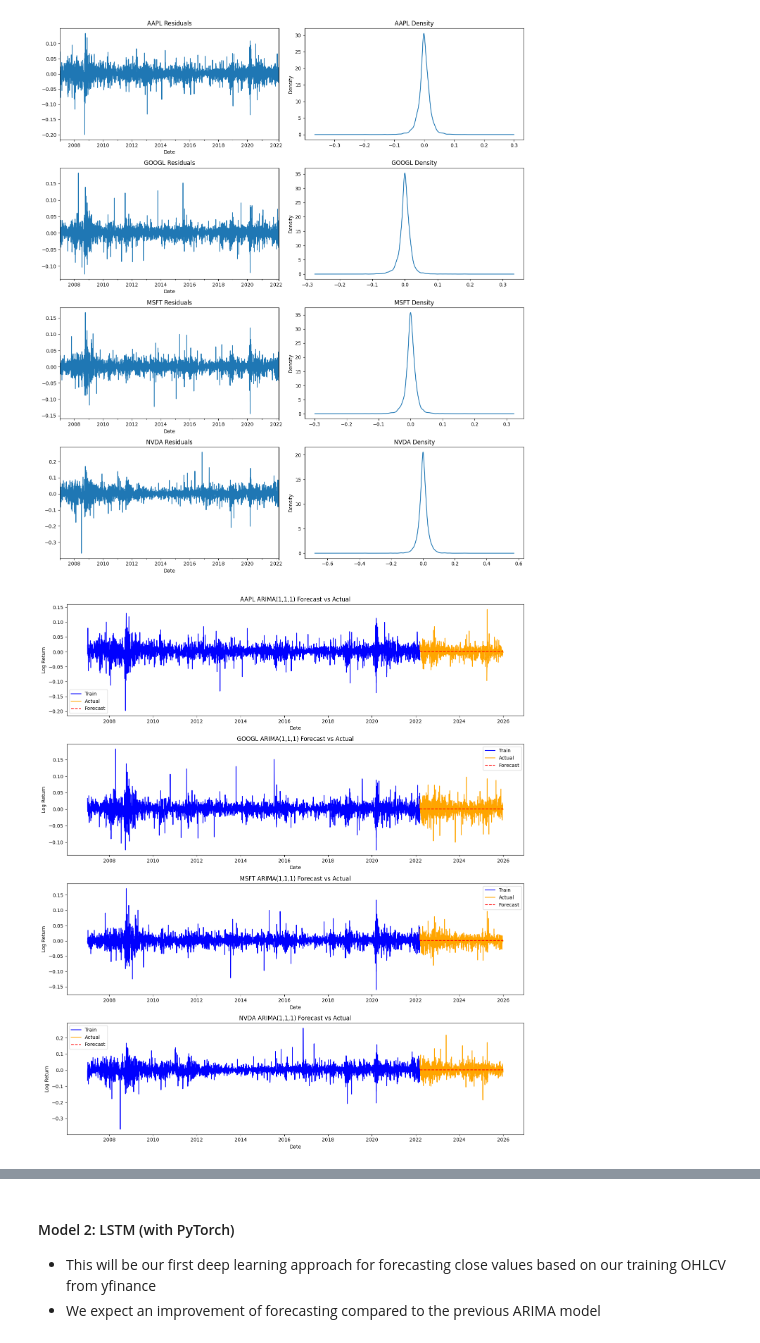
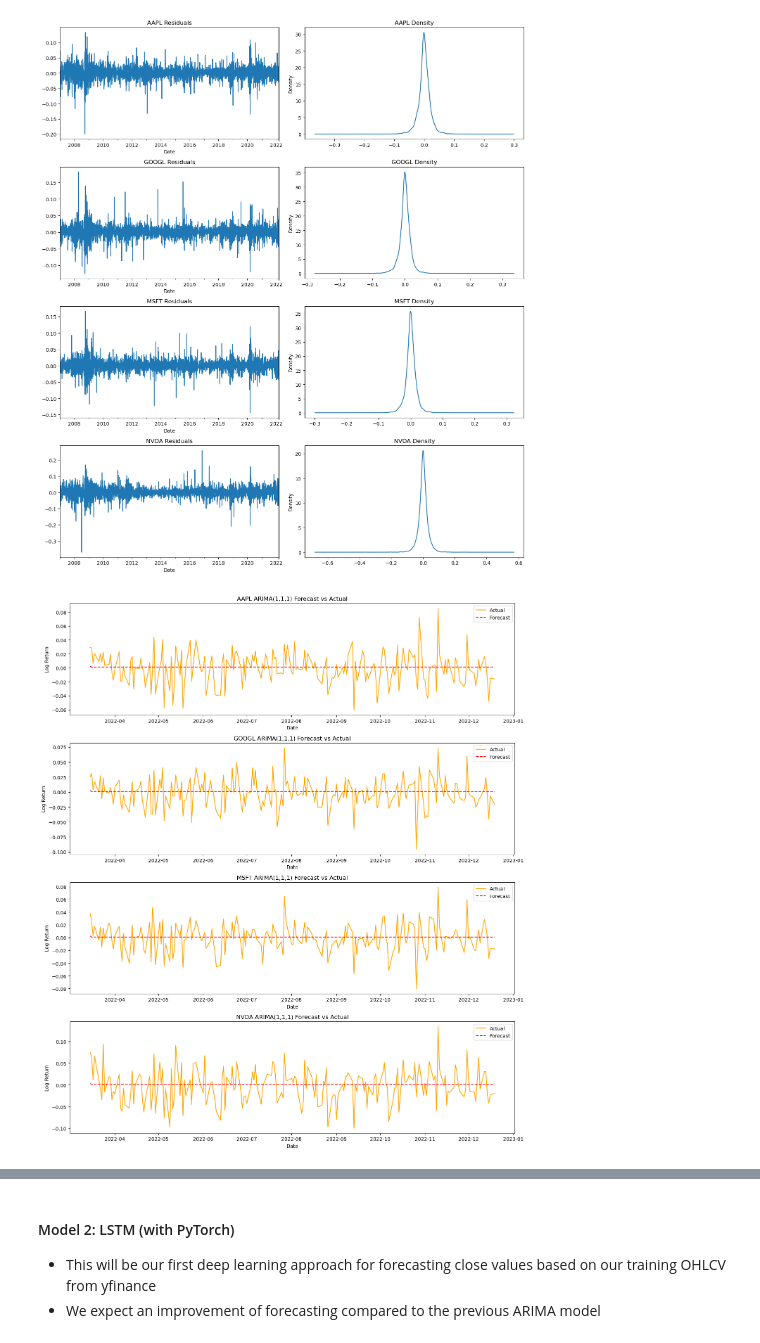
Before and after one commit to tosalam17/Quant-Time-Series-Project, a Jupyter notebook: quant-tsf.ipynb, the cells around one changed output, grey strips where cells are left out. Drawn from its saved outputs; the diff is of its cells as text; code cells hidden in the pictures.

Commit message:
Add files via upload
Final upload of the notebook, ran out of codespace so I had to do it all at once, has all 3 models, statistical test, eda, data cleaning, and full writeups and analysis.

```diff
--- a/quant-tsf.ipynb
+++ b/quant-tsf.ipynb
@@ -393,10 +393,10 @@ for tick in tickers:
 # %%
 #lets do our train_test_splits
 # 80/20 train test split
-split = int(len(arima_data['AAPL']) * 0.8)
+split = int(len(arima_data['AAPL']) * 0.8) # keep it as 80% of the data, we don't want to overfit
 
 arima_train = {tick: arima_data[tick][:split] for tick in tickers}
-arima_test = {tick:arima_data[tick][split:] for tick in tickers}
+arima_test = {tick:arima_data[tick][split:split+200] for tick in tickers} #test on the next 200 days (stays consistent for all the models)
 
-print(f'Train size: {split}, Test size: {len(arima_data["AAPL"]) - split}')
+print(f'Train size: {split}, Test size: 200')
 # %% [output]
@@ -433,21 +433,20 @@ plt.show()
 # %%
 fig, axes = plt.subplots(4, 1, figsize=(14, 16))
 
 for i, tick in enumerate(tickers):
     forecast = arima_results[tick].forecast(steps=len(arima_test[tick]))
 
-    axes[i].plot(arima_train[tick].index, arima_train[tick], label='Train', color='blue')
     axes[i].plot(arima_test[tick].index, arima_test[tick], label='Actual', color='orange')
     axes[i].plot(arima_test[tick].index, forecast, label='Forecast', color='red', linestyle='--')
     axes[i].set_title(f'{tick} ARIMA(1,1,1) Forecast vs Actual')
     axes[i].set_xlabel('Date')
     axes[i].set_ylabel('Log Return')
     axes[i].legend()
 
 plt.tight_layout()
 plt.show()
 # %% [output]
-[figure, old version]
+[figure, new version]
 # %%
 #step 4: Evaluation Metrics
 arima_metrics = {}
```
Also changed, not shown: parts of 43 cells of this notebook.
